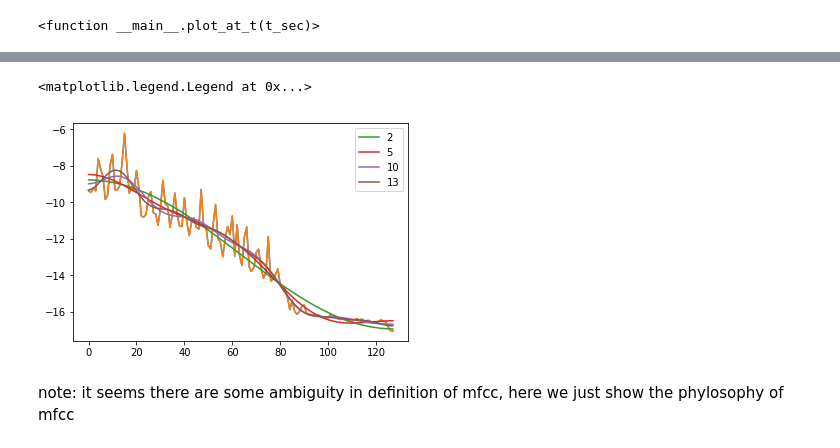
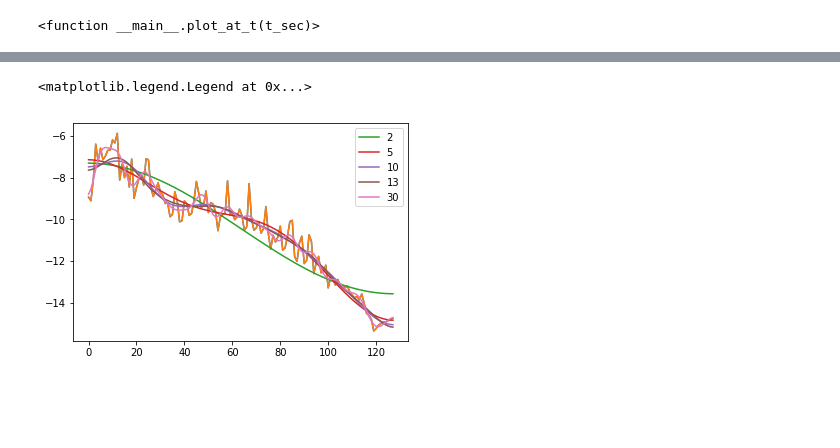
Before and after one commit to lightondust/topics_by_jupyter_notebook, a Jupyter notebook: audio_feature_view.ipynb, the cells around one changed output, grey strips where cells are left out. Cells and saved outputs as stored; diff of their text form; code cells hidden in the pictures; blank space fills up the shorter version.

```diff
--- a/audio_feature_view.ipynb
+++ b/audio_feature_view.ipynb
@@ -113,3 +99,0 @@ wav_path_piano = './data/1752.wav'
-# %%
-arr_piano, sr_piano = librosa.load(wav_path_piano, sr=None)
-# arr_string, sr_string = librosa.load(wav_path_string, sr=None)
@@ -211,0 +109,9 @@ from scipy.fftpack import dct, idct
+# %%
+mel_mat = librosa.filters.mel(sr=sr, n_fft=int(window_length * sr))
+f_mel = fq[mel_mat.argmax(axis=1)]
+
+mel_spec = np.dot(mel_mat, spec)
+mel_spec_sq = np.dot(mel_mat, spec**2)
+# %%
+t_sec = 3.3
+t_idx = sec_to_index(t_sec, t)
@@ -211,0 +131,11 @@ from scipy.fftpack import dct, idct
+# %%
+fig, ax = plt.subplots()
+y = mel_spec[:,t_idx]
+# y_ = mel_spec_piano_sq[:,t_index]
+x = np.arange(y.shape[0])
+bins = [0, 10, 20, 30, 50, 70, 90, 110]
+ax.set_xticks(x[bins])
+ax.set_xticklabels([int(f) for f in f_mel[bins]])
+ax.plot(np.log(y))
+# ax.plot(np.log(y_))
+plt.savefig('mel_bank_log.png')
@@ -212,16 +144,14 @@ from scipy.fftpack import dct, idct
 # %%
 dct_mel = dct(np.log(y), norm='ortho')
 # %%
-n_lst = [2,5,10,13]
+n_lst = [2,5,10,13, 30]
 plt.plot(np.log(y))
 plt.plot(idct(dct_mel, norm='ortho'))
 for n in n_lst:
     mel_n = np.zeros_like(dct_mel)
     mel_n[:n] = dct_mel[:n]
     plt.plot(idct(mel_n, norm='ortho'), label=n)
 plt.legend()
 # %% [output]
 <matplotlib.legend.Legend at 0x...>
-[figure, old version]
+[figure, new version]
-# %% [markdown]
-note: it seems there are some ambiguity in definition of mfcc, here we just show the phylosophy of mfcc
```
Also changed, not shown: parts of 30 cells of this notebook.
